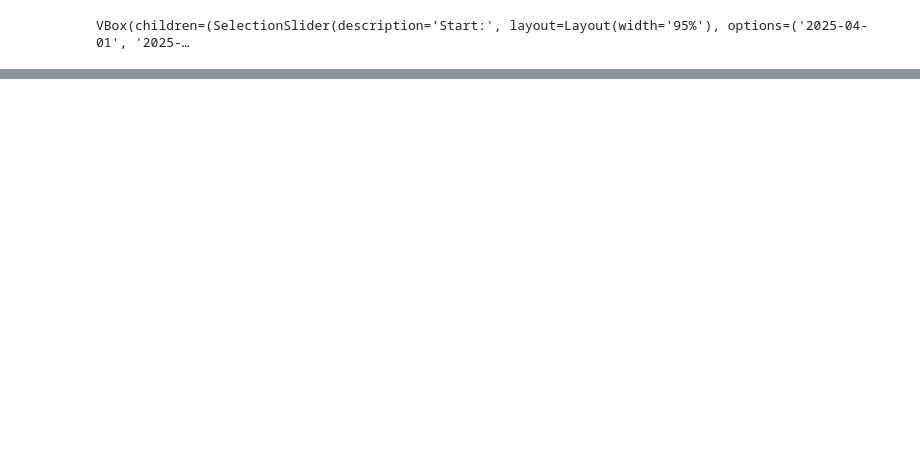
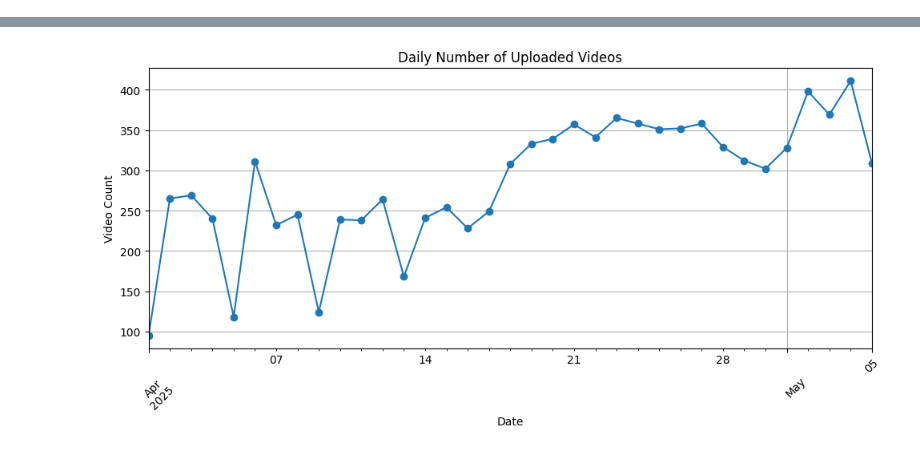
Before and after one commit to HopeLessGuest/comp90024-a2-t71, a Jupyter notebook: Data_display.ipynb, the cells around one changed output, grey strips where cells are left out. Saved outputs shown, nothing was run; the diff lists cells and outputs as text; code cells hidden in the pictures; blank space fills up the shorter version.

Commit message:
finalize api routes and upgrate iteractable graphs

```diff
--- a/Data_display.ipynb
+++ b/Data_display.ipynb
@@ -210,63 +183,18 @@ widgets.IntSlider()
 # %% [output]
 [interactive output not drawn]
 # %%
-# Convert 'publishedAt' to datetime and set as index
-df['published_date'] = pd.to_datetime(df['snippet.publishedAt'])
-df.set_index('published_date', inplace=True)
+df['snippet.publishedAt'] = pd.to_datetime(df['snippet.publishedAt'])
+df.set_index('snippet.publishedAt', inplace=True)
 
-# Create date range for selection
-date_range = df.index.sort_values()
-start_date = widgets.SelectionSlider(
-    options=date_range.strftime('%Y-%m-%d').tolist(),
-    value=date_range.min().strftime('%Y-%m-%d'),
-    description='Start:',
-    layout={'width': '95%'}
-)
-end_date = widgets.SelectionSlider(
-    options=date_range.strftime('%Y-%m-%d').tolist(),
-    value=date_range.max().strftime('%Y-%m-%d'),
-    description='End:',
-    layout={'width': '95%'}
-)
+daily_counts = df.resample('D').size()
 
-resolution = widgets.Dropdown(
-    options=[('Hourly', 'H'), ('2-Hourly', '2H'), ('Daily', 'D'), ('Weekly', 'W'), ('Monthly', 'M')],
-    value='D',
-    description='Resolution:'
-)
-
-# Function to plot total viewCount over time (daily resolution)
-# Function to plot total viewCount over time with adjustable resolution
-def plot_viewcount(start_str, end_str, freq):
-    start = pd.to_datetime(start_str).tz_localize("Australia/Melbourne")
-    end = pd.to_datetime(end_str).tz_localize("Australia/Melbourne")
-    df_filtered = df.loc[(df.index >= start) & (df.index <= end)]
-
-    if df_filtered.empty:
-        print("No data for selected range.")
-        return
-
-    # Resample viewCount according to selected frequency
-    resampled = df_filtered['statistics.viewCount'].astype(int).resample(freq).sum()
-
-    # Plotting
-    plt.figure(figsize=(10, 5))
-    resampled.plot(kind='line', marker='o', color='orange')
-    plt.title(f'Total View Count ({freq} resolution)')
-    plt.xlabel('Date')
-    plt.ylabel('Total Views')
-    plt.grid(True)
-    plt.xticks(rotation=45)
-    plt.tight_layout()
-    plt.show()
-
-# Display widgets and output
-ui = widgets.VBox([start_date, end_date, resolution])
-out = widgets.interactive_output(plot_viewcount, {
-    'start_str': start_date,
-    'end_str': end_date,
-    'freq': resolution
-})
-display(ui, out)
+plt.figure(figsize=(10, 5))
+daily_counts.plot(kind='line', marker='o')
+plt.title('Daily Number of Uploaded Videos')
+plt.xlabel('Date')
+plt.ylabel('Video Count')
+plt.grid(True)
+plt.xticks(rotation=45)
+plt.tight_layout()
+plt.show()
 # %% [output]
-VBox(children=(SelectionSlider(description='Start:', layout=Layout(width='95%'), options=('2025-04-01', '2025-…
@@ -274,3 +201,4 @@ VBox(children=(SelectionSlider(description='Start:', layout=Layout(width='95%'),
+[figure, added]
 # %%
 def plot_daily_video_count(series, freq):
     """
```
Also changed, not shown: parts of 16 cells of this notebook, 5 other files.
